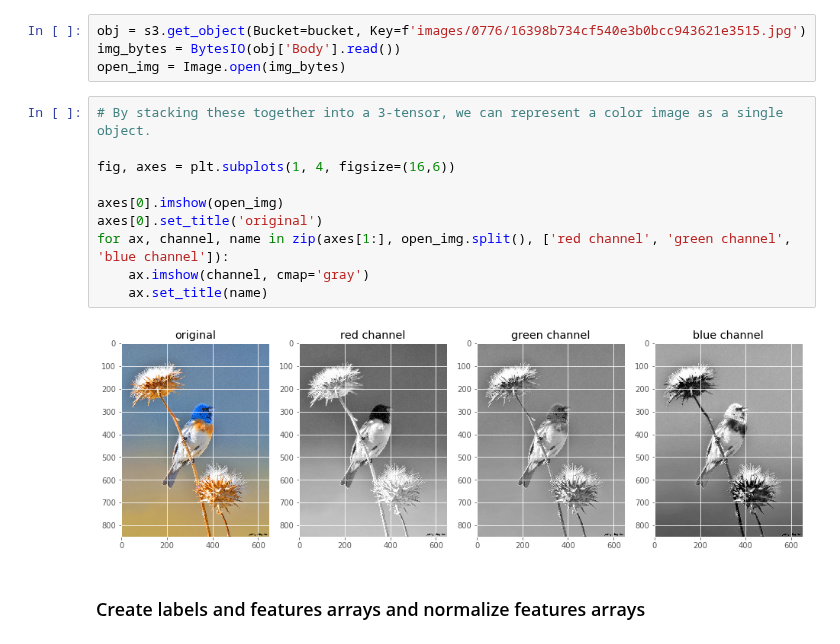
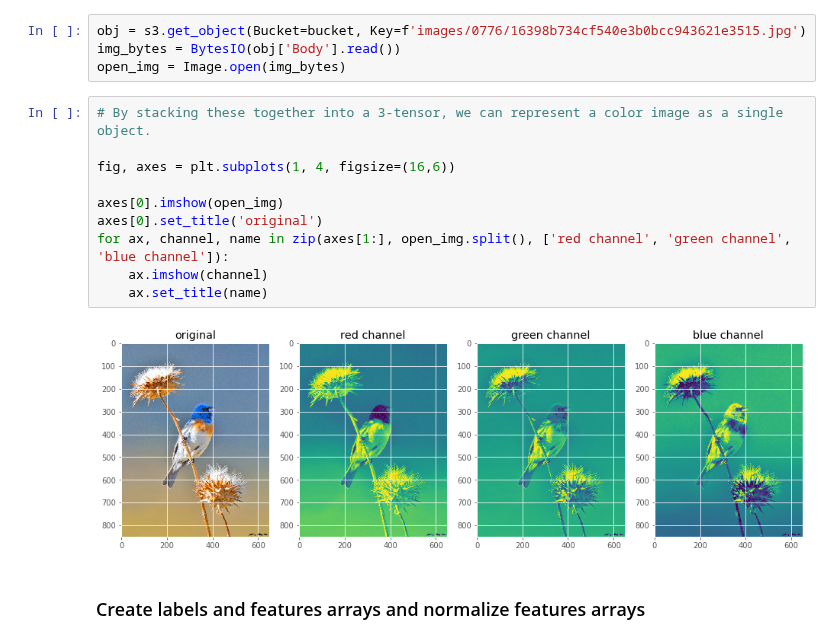
Before and after one commit to cwong690/Birdex, a Jupyter notebook: image_prep.ipynb, the cells around one changed output. Cells and saved outputs as stored; diff of their text form.

```diff
--- a/image_prep.ipynb
+++ b/image_prep.ipynb
@@ -328,15 +320,15 @@ open_img = Image.open(img_bytes)
 # %%
 # By stacking these together into a 3-tensor, we can represent a color image as a single object.
 
 fig, axes = plt.subplots(1, 4, figsize=(16,6))
 
 axes[0].imshow(open_img)
 axes[0].set_title('original')
 for ax, channel, name in zip(axes[1:], open_img.split(), ['red channel', 'green channel', 'blue channel']):
-    ax.imshow(channel, cmap='gray')
+    ax.imshow(channel)
     ax.set_title(name)
 # %% [output]
-[figure, old version]
+[figure, new version]
 # %% [markdown]
 ### Create labels and features arrays and normalize features arrays
 # %% [markdown]
```
Also changed, not shown: parts of 35 cells of this notebook, 1 other file.
